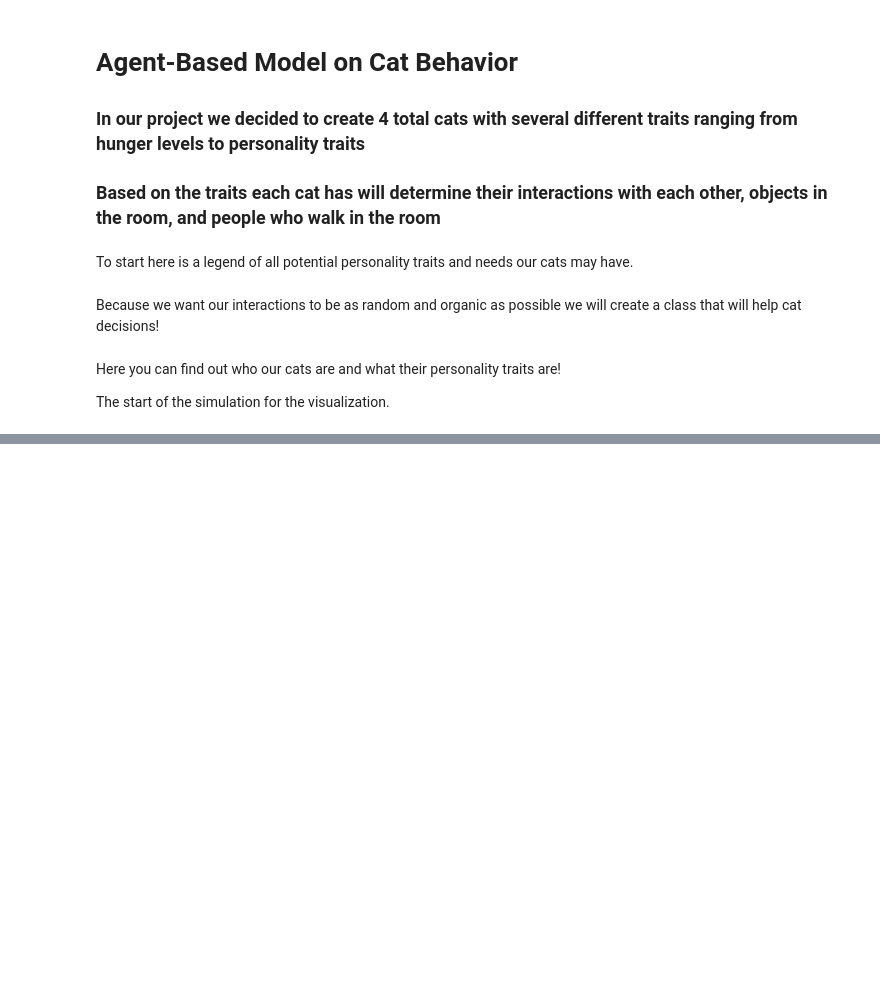
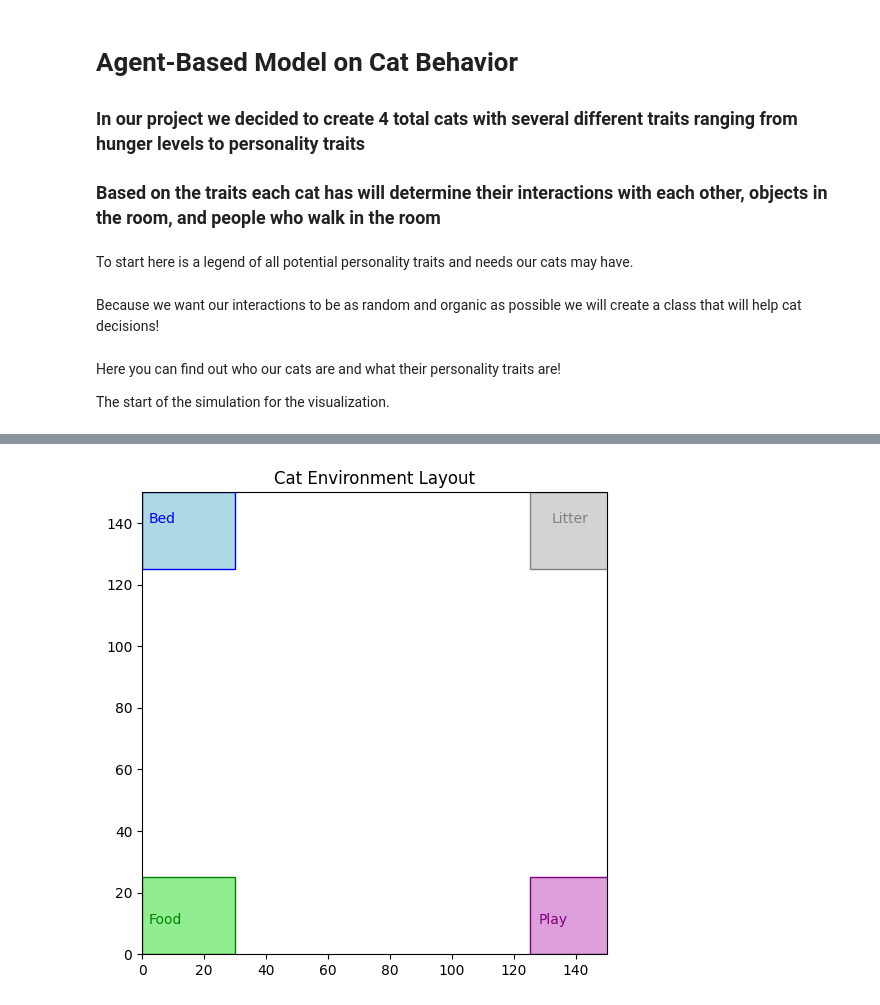
Before and after one commit to yashikaadesai/abm-cat-simulation, a Jupyter notebook: Main Code/Cat Agent Based Model.ipynb, the cells around one changed output, grey strips where cells are left out. Cells and saved outputs as stored; diff of their text form; code cells hidden in the pictures; blank space fills up the shorter version.

Commit message:
Add grid with boxes

```diff
--- a/Main Code/Cat Agent Based Model.ipynb
+++ b/Main Code/Cat Agent Based Model.ipynb
@@ -218,0 +219,33 @@ plt.close()
+# %%
+import matplotlib.pyplot as plt
+import matplotlib.patches as patches
+
+# Initialize the plot
+fig, ax = plt.subplots(figsize=(6, 6))
+ax.set_xlim(0, 150)
+ax.set_ylim(0, 150)
+ax.set_title("Cat Environment Layout")
+
+# Add labeled boxes in four corners
+bed_box = patches.Rectangle((0, 125), 30, 25, linewidth=1, edgecolor='blue', facecolor='lightblue')
+litter_box = patches.Rectangle((125, 125), 30, 25, linewidth=1, edgecolor='gray', facecolor='lightgray')
+food_bowl_box = patches.Rectangle((0, 0), 30, 25, linewidth=1, edgecolor='green', facecolor='lightgreen')
+play_tree_box = patches.Rectangle((125, 0), 30, 25, linewidth=1, edgecolor='purple', facecolor='plum')
+
+# Add the patches to the plot
+ax.add_patch(bed_box)
+ax.text(2, 140, "Bed", fontsize=10, color='blue')
+
+ax.add_patch(litter_box)
+ax.text(132, 140, "Litter", fontsize=10, color='gray')
+
+ax.add_patch(food_bowl_box)
+ax.text(2, 10, "Food", fontsize=10, color='green')
+
+ax.add_patch(play_tree_box)
+ax.text(128, 10, "Play", fontsize=10, color='purple')
+
+# Show the plot
+plt.show()
+# %% [output]
+[figure, added]
```
Also changed, not shown: parts of 1 cell of this notebook, 1 other file.
